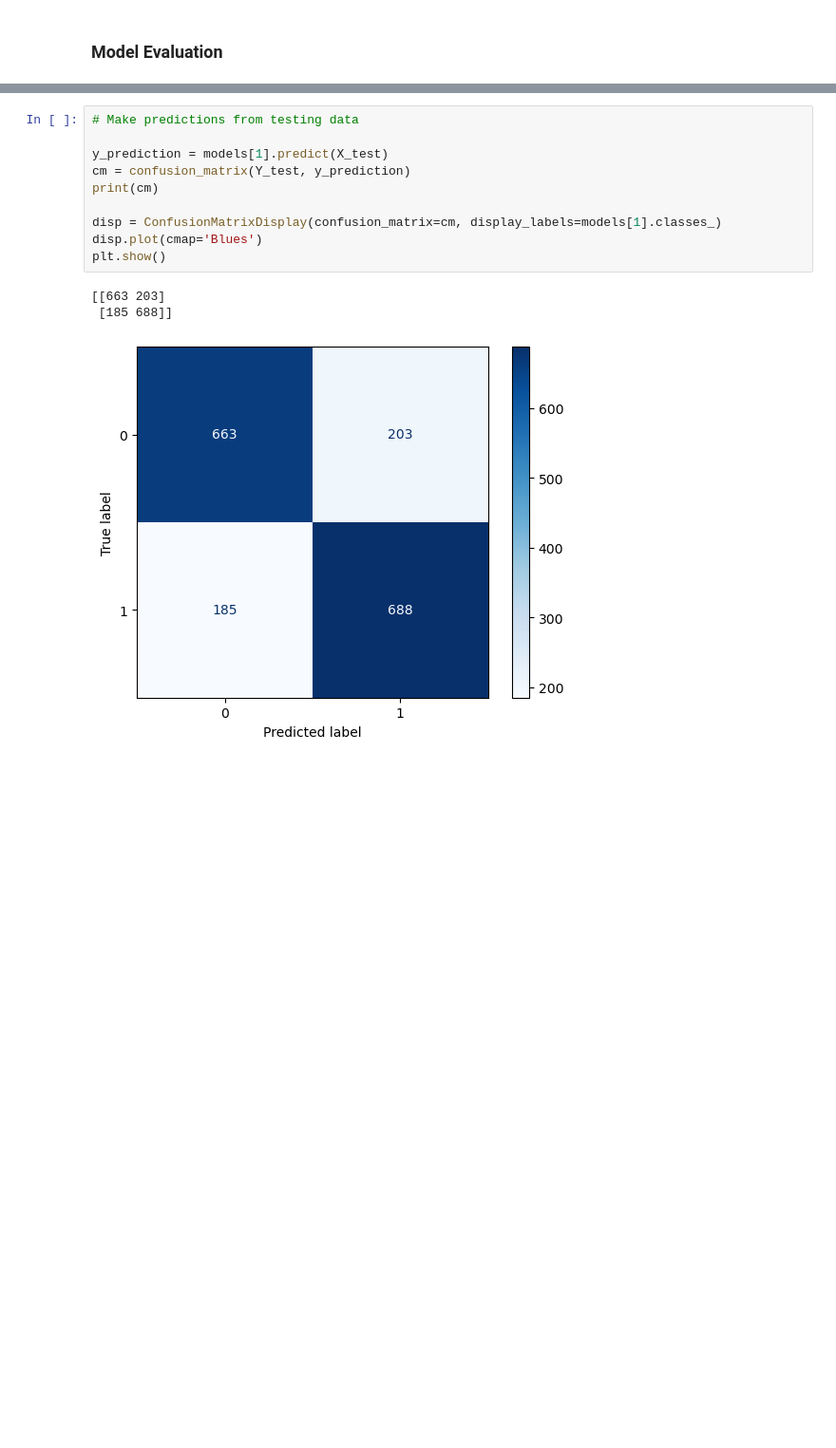
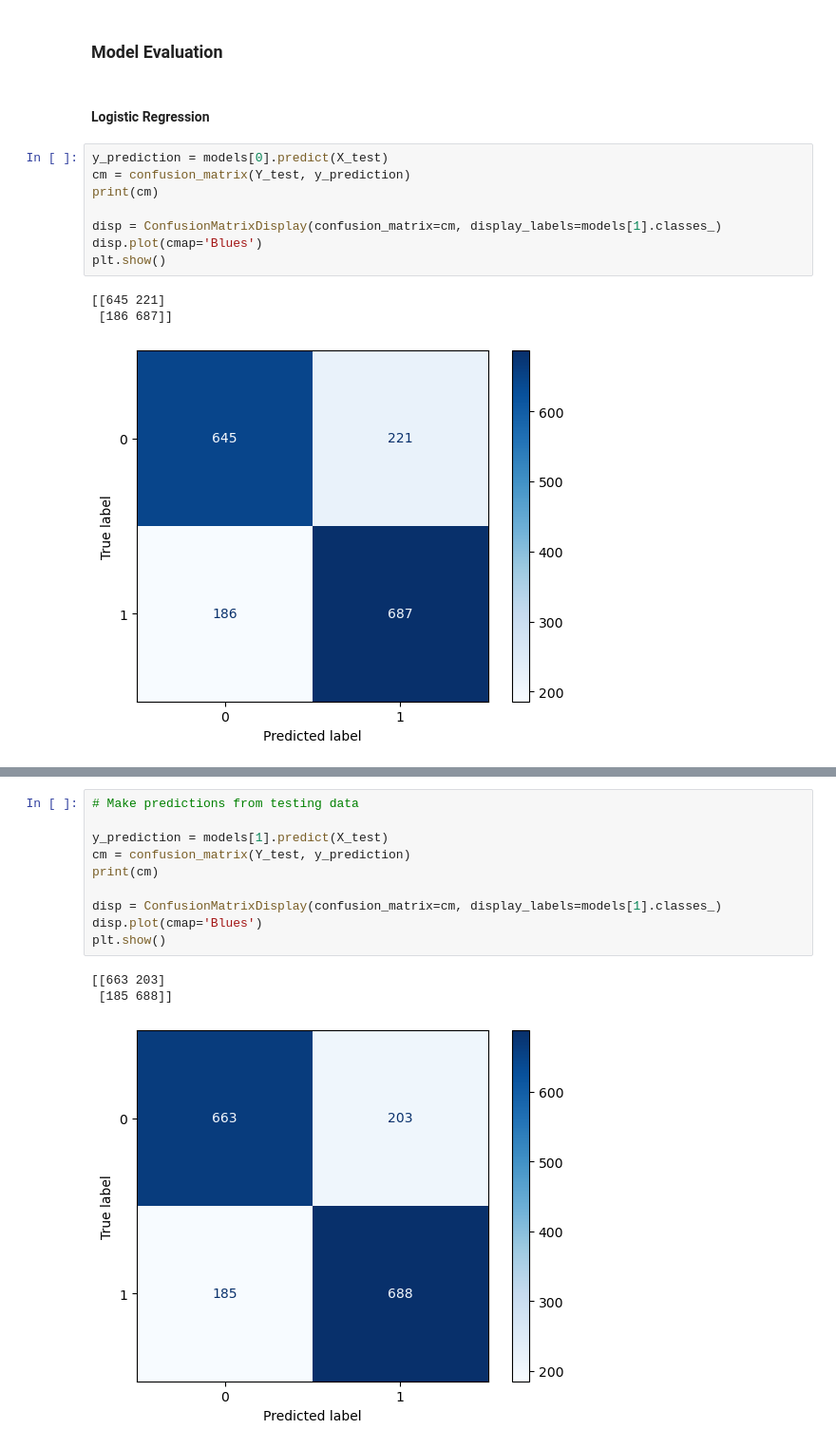
Before and after one commit to Arjit-Prakher/Spaceship-Titanic, a Jupyter notebook: Spaceship-Titanic.ipynb, the cells around one changed output, grey strips where cells are left out. Shown at 95% size. Drawn from its saved outputs; the diff is of its cells as text; blank space fills up the shorter version.

Commit message:
Added: Logistic Regression metrics. Imporved: readme file

```diff
--- a/Spaceship-Titanic.ipynb
+++ b/Spaceship-Titanic.ipynb
@@ -348,3 +358,17 @@ Training Accuracy :  0.8877554287066194
 Testing Accuracy :  0.8569703366851054
 # %% [markdown]
 ### Model Evaluation
+# %% [markdown]
+#### Logistic Regression
+# %%
+y_prediction = models[0].predict(X_test)
+cm = confusion_matrix(Y_test, y_prediction)
+print(cm)
+
+disp = ConfusionMatrixDisplay(confusion_matrix=cm, display_labels=models[1].classes_)
+disp.plot(cmap='Blues')
+plt.show()
+# %% [output]
+[[645 221]
+ [186 687]]
+[figure, added]
```
Also changed, not shown: parts of 6 cells of this notebook, 1 other file.
